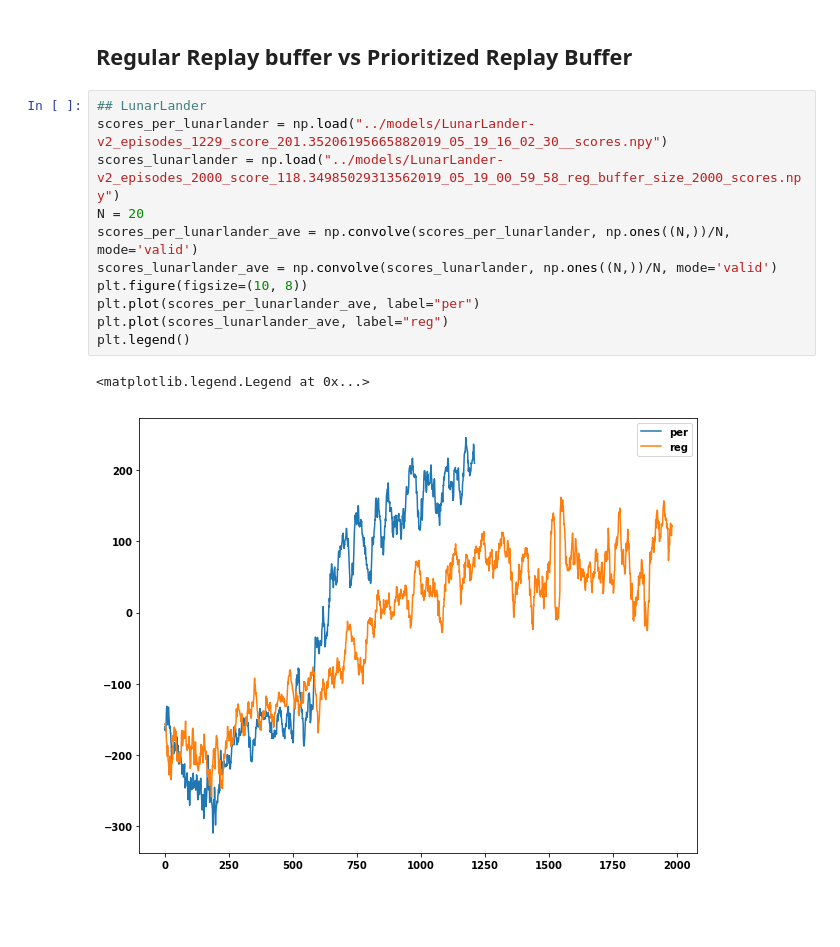
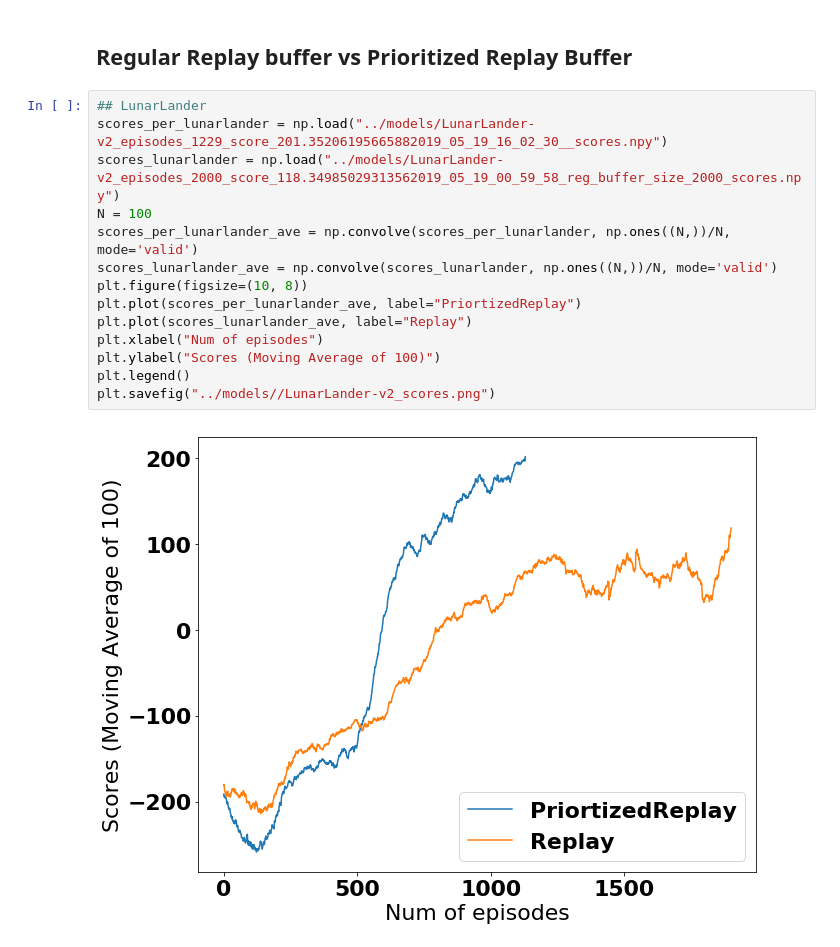
Before and after one commit to HoustonJ2013/Udacity_Nanodegree_RL, a Jupyter notebook: deep-reinforcement-learning/p1_navigation/notebook/Results_Analysis.ipynb, the cells around one changed output. Cells and saved outputs as stored; diff of their text form; blank space fills up the shorter version.

Commit message:
update model

```diff
--- a/deep-reinforcement-learning/p1_navigation/notebook/Results_Analysis.ipynb
+++ b/deep-reinforcement-learning/p1_navigation/notebook/Results_Analysis.ipynb
@@ -11,14 +11,16 @@ plt.rc('font', **font)
 # %%
 ## LunarLander
 scores_per_lunarlander = np.load("../models/LunarLander-v2_episodes_1229_score_201.35206195665882019_05_19_16_02_30__scores.npy")
 scores_lunarlander = np.load("../models/LunarLander-v2_episodes_2000_score_118.34985029313562019_05_19_00_59_58_reg_buffer_size_2000_scores.npy")
-N = 20
+N = 100
 scores_per_lunarlander_ave = np.convolve(scores_per_lunarlander, np.ones((N,))/N, mode='valid')
 scores_lunarlander_ave = np.convolve(scores_lunarlander, np.ones((N,))/N, mode='valid')
 plt.figure(figsize=(10, 8))
-plt.plot(scores_per_lunarlander_ave, label="per")
-plt.plot(scores_lunarlander_ave, label="reg")
+plt.plot(scores_per_lunarlander_ave, label="PriortizedReplay")
+plt.plot(scores_lunarlander_ave, label="Replay")
+plt.xlabel("Num of episodes")
+plt.ylabel("Scores (Moving Average of 100)")
 plt.legend()
+plt.savefig("../models//LunarLander-v2_scores.png")
 # %% [output]
-<matplotlib.legend.Legend at 0x...>
-[figure, old version]
+[figure, new version]
```
Also changed, not shown: parts of 2 cells of this notebook, 21 other files.
